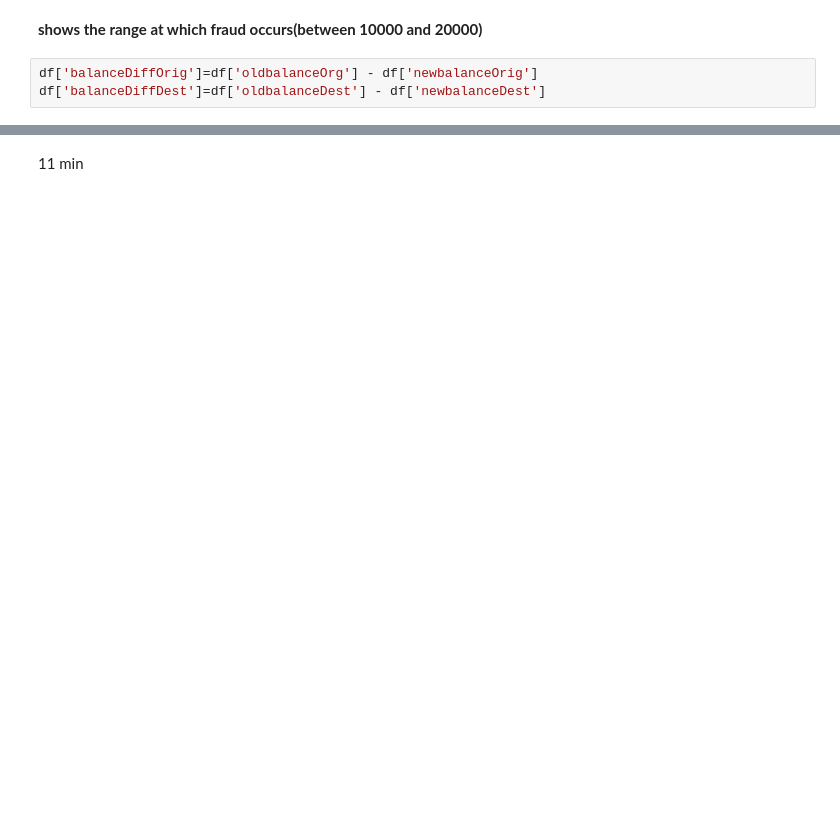
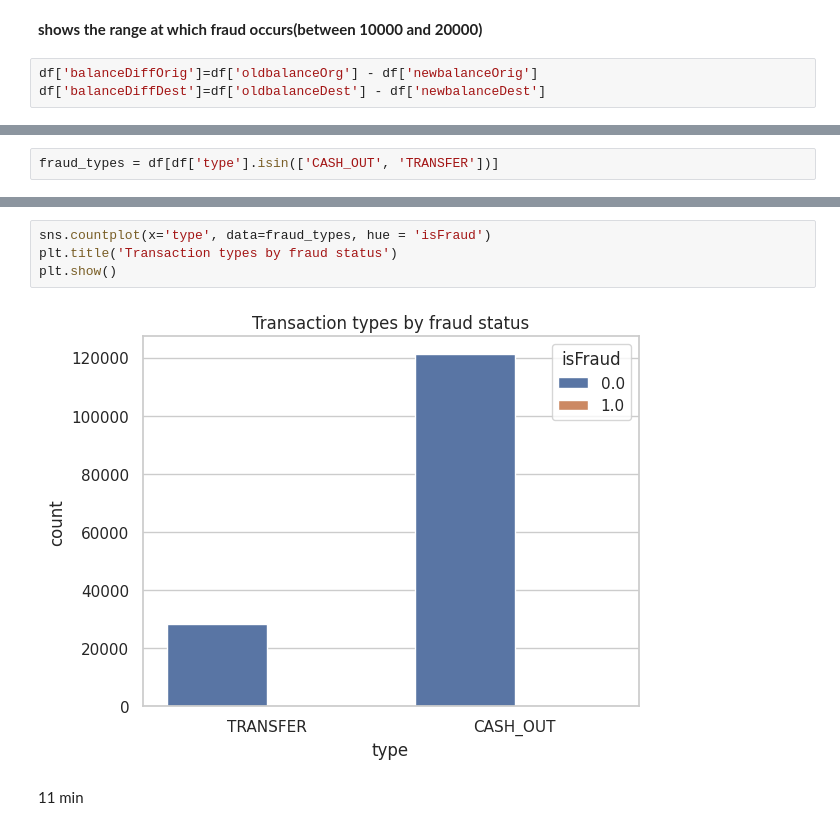
Before and after one commit to leonmarienga/Android-app, a Jupyter notebook: fraud.ipynb, the cells around one changed output, grey strips where cells are left out. Cells and saved outputs as stored; diff of their text form; blank space fills up the shorter version.

```diff
--- a/fraud.ipynb
+++ b/fraud.ipynb
@@ -172,0 +223,2 @@ np.int64(2464178)
+# %%
+fraud_types = df[df['type'].isin(['CASH_OUT', 'TRANSFER'])]
@@ -173,2 +233,8 @@ np.int64(2464178)
+# %%
+sns.countplot(x='type', data=fraud_types, hue = 'isFraud')
+plt.title('Transaction types by fraud status')
+plt.show()
+# %% [output]
+[figure, added]
 # %% [markdown]
 11 min
```
Also changed, not shown: parts of 16 cells of this notebook.
